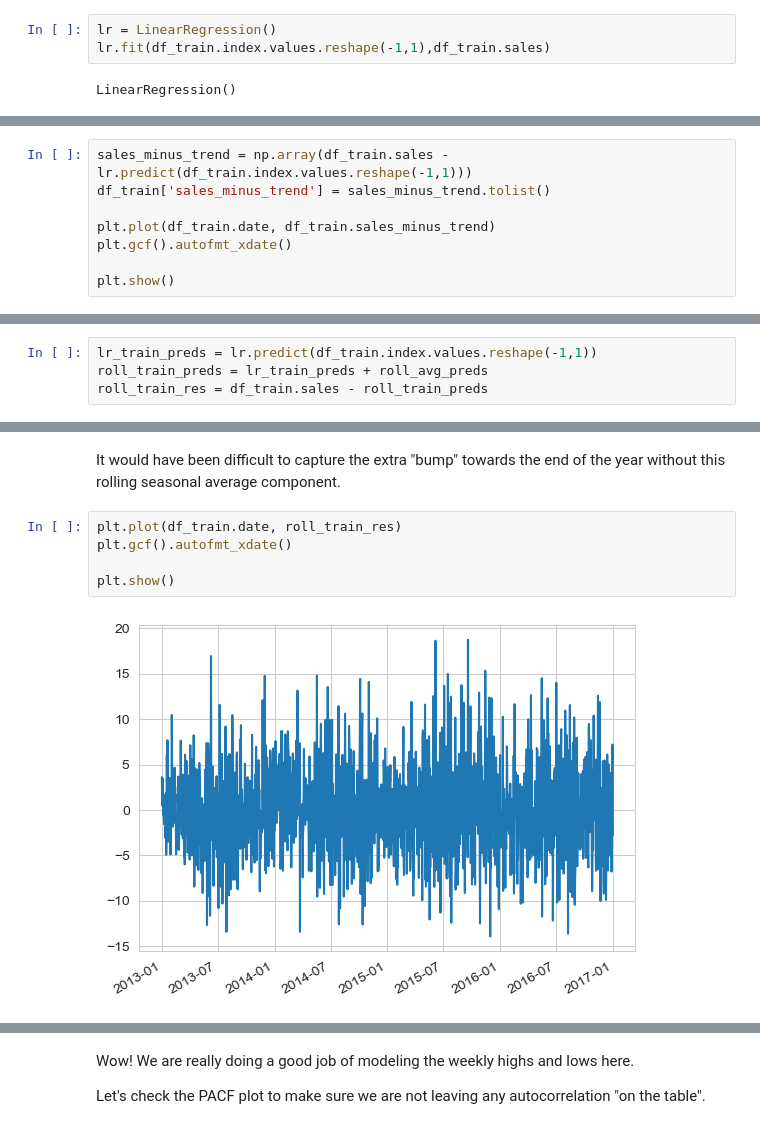
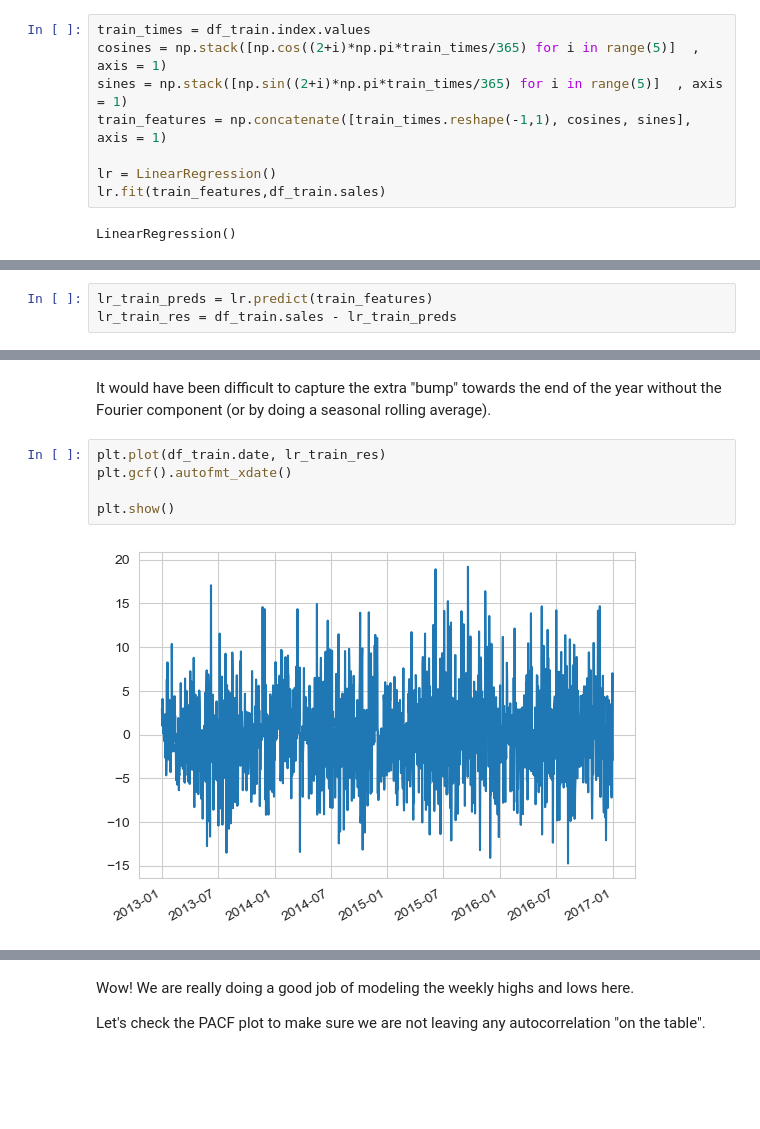
Before and after one commit to parabamoghv/Erdos_AU2024_copy, a Jupyter notebook: week_07_time_series_II/lecture_7/3_SARIMA.ipynb, the cells around one changed output, grey strips where cells are left out. Drawn from its saved outputs; the diff is of its cells as text; blank space fills up the shorter version.

```diff
--- a/week_07_time_series_II/lecture_7/3_SARIMA.ipynb
+++ b/week_07_time_series_II/lecture_7/3_SARIMA.ipynb
@@ -221,7 +234,12 @@ I will model the seasonal component by first averaging the 4 years and then usin
 # %%
 from sklearn.linear_model import LinearRegression
 # %%
+train_times = df_train.index.values
+cosines = np.stack([np.cos((2+i)*np.pi*train_times/365) for i in range(5)]  , axis = 1)
+sines = np.stack([np.sin((2+i)*np.pi*train_times/365) for i in range(5)]  , axis = 1)
+train_features = np.concatenate([train_times.reshape(-1,1), cosines, sines], axis = 1)
+
 lr = LinearRegression()
-lr.fit(df_train.index.values.reshape(-1,1),df_train.sales)
+lr.fit(train_features,df_train.sales)
 # %% [output]
 LinearRegression()
@@ -236,8 +245,0 @@ plt.show()
-# %%
-sales_minus_trend = np.array(df_train.sales - lr.predict(df_train.index.values.reshape(-1,1)))
-df_train['sales_minus_trend'] = sales_minus_trend.tolist()
-
-plt.plot(df_train.date, df_train.sales_minus_trend)
-plt.gcf().autofmt_xdate()
-
-plt.show()
@@ -312,6 +246,5 @@ roll_avg_preds.shape, df_train.shape
 # %%
-lr_train_preds = lr.predict(df_train.index.values.reshape(-1,1))
-roll_train_preds = lr_train_preds + roll_avg_preds
-roll_train_res = df_train.sales - roll_train_preds
+lr_train_preds = lr.predict(train_features)
+lr_train_res = df_train.sales - lr_train_preds
 # %%
 plt.plot(df_train.date, df_train.sales, label = 'data')
@@ -324,10 +257,10 @@ plt.show()
 # %% [markdown]
-It would have been difficult to capture the extra "bump" towards the end of the year without this rolling seasonal average component.
+It would have been difficult to capture the extra "bump" towards the end of the year without the Fourier component (or by doing a seasonal rolling average).
 # %%
-plt.plot(df_train.date, roll_train_res)
+plt.plot(df_train.date, lr_train_res)
 plt.gcf().autofmt_xdate()
 
 plt.show()
 # %% [output]
-[figure, old version]
+[figure, new version]
 # %%
```
Also changed, not shown: parts of 36 cells of this notebook, 3 other files.
